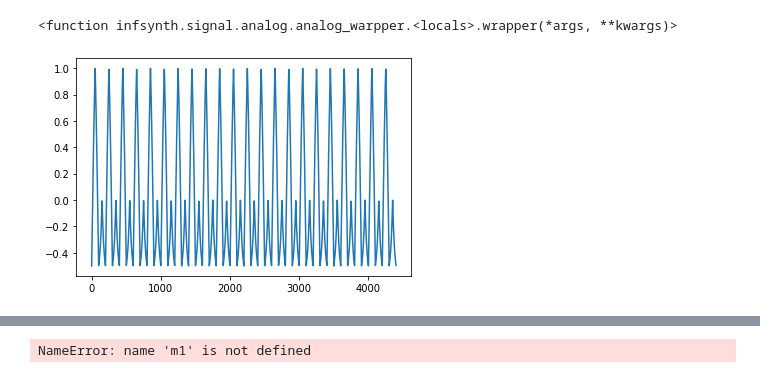
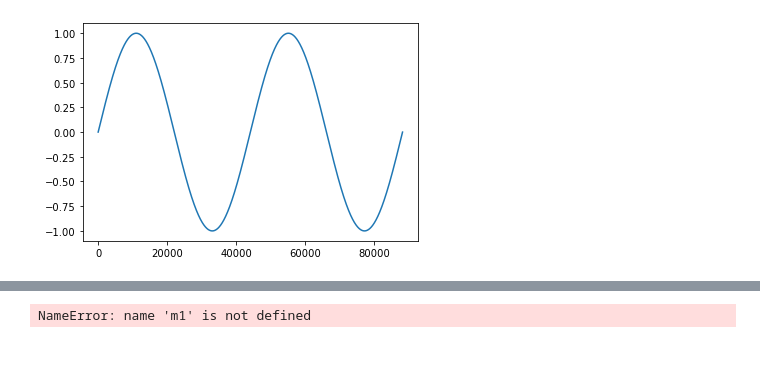
Before and after one commit to gongyibei/infsynth, a Jupyter notebook: test.ipynb, the cells around one changed output, grey strips where cells are left out. Cells and saved outputs as stored; diff of their text form; code cells hidden in the pictures.

```diff
--- a/test.ipynb
+++ b/test.ipynb
@@ -6,9 +8,4 @@ sd.default.device = 'system'
-# %%
-sin
-# %% [output]
-<function infsynth.signal.analog.analog_warpper.<locals>.wrapper(*args, **kwargs)>
-# %%
-o = saw(440) + (sin(220) << 2)
-plot(o*0.5, 0.1)
-# %% [output]
-[figure, removed]
+# %%
+plot(sin(1), 2)
+# %% [output]
+[figure, added]
```
Also changed, not shown: parts of 20 cells of this notebook, 11 other files.
